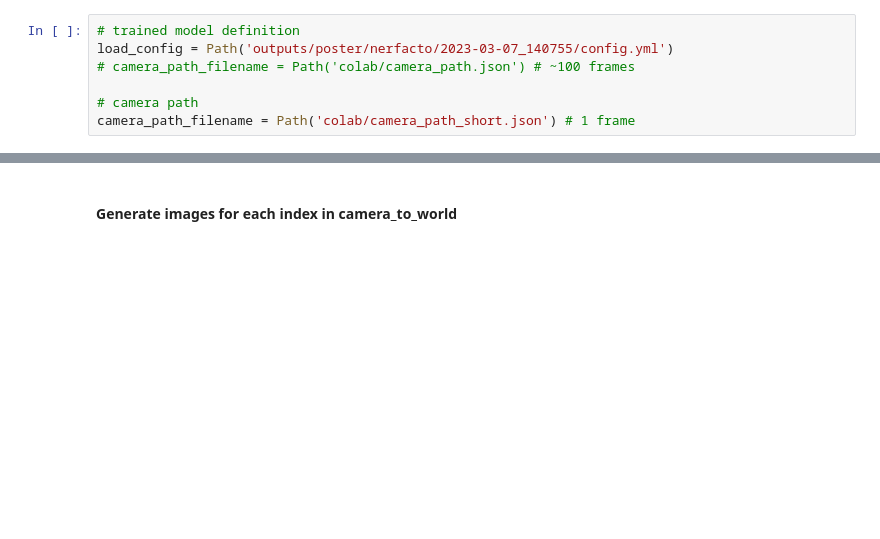
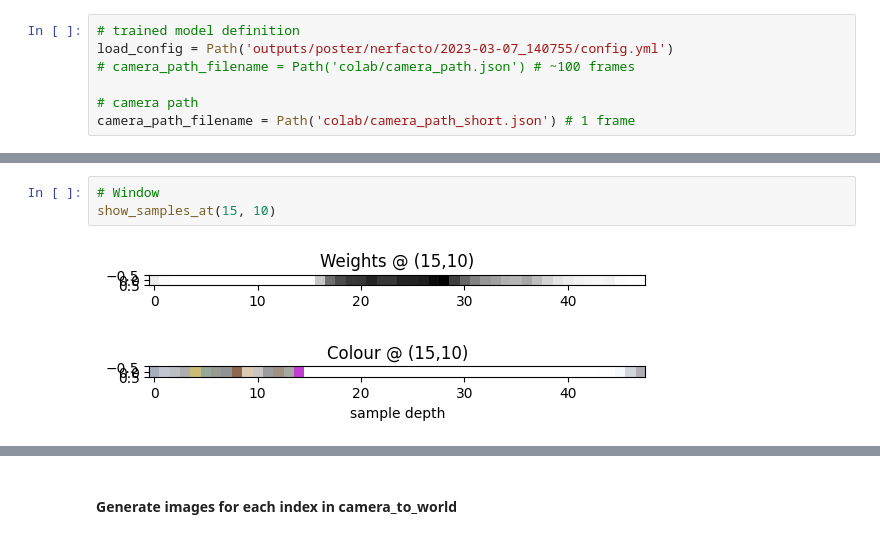
Before and after one commit to misza222/nerfstudio, a Jupyter notebook: colab/GenerateNovelViews.ipynb, the cells around one changed output, grey strips where cells are left out. Drawn from its saved outputs; the diff is of its cells as text; blank space fills up the shorter version.

```diff
--- a/colab/GenerateNovelViews.ipynb
+++ b/colab/GenerateNovelViews.ipynb
@@ -117,0 +204,6 @@ Creating trajectory images
+# %%
+# Window
+show_samples_at(15, 10)
+# %% [output]
+[figure, added]
+[figure, added]
```
Also changed, not shown: parts of 21 cells of this notebook, 3 other files.
